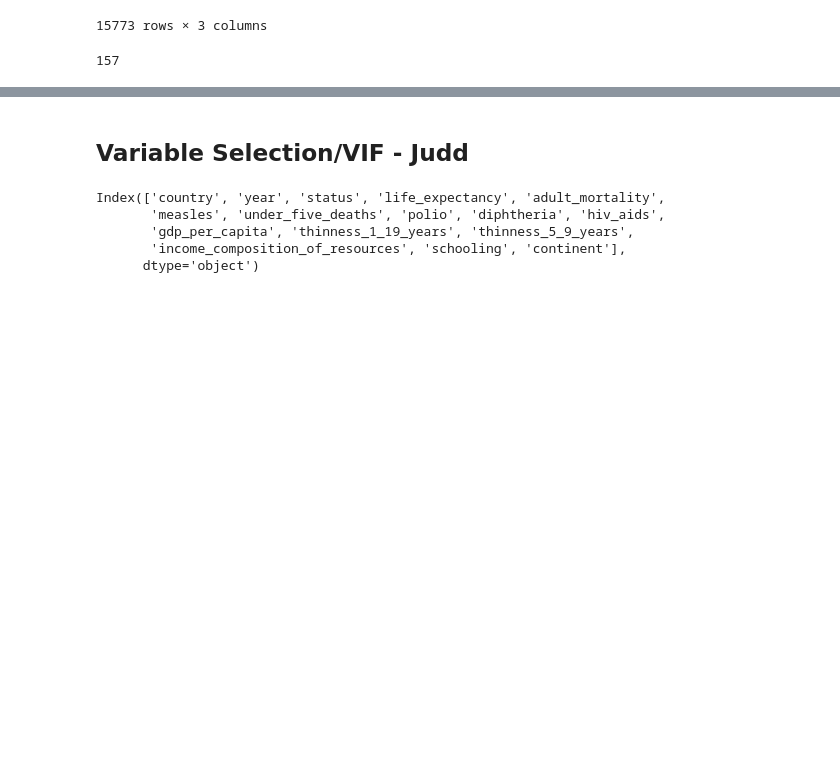
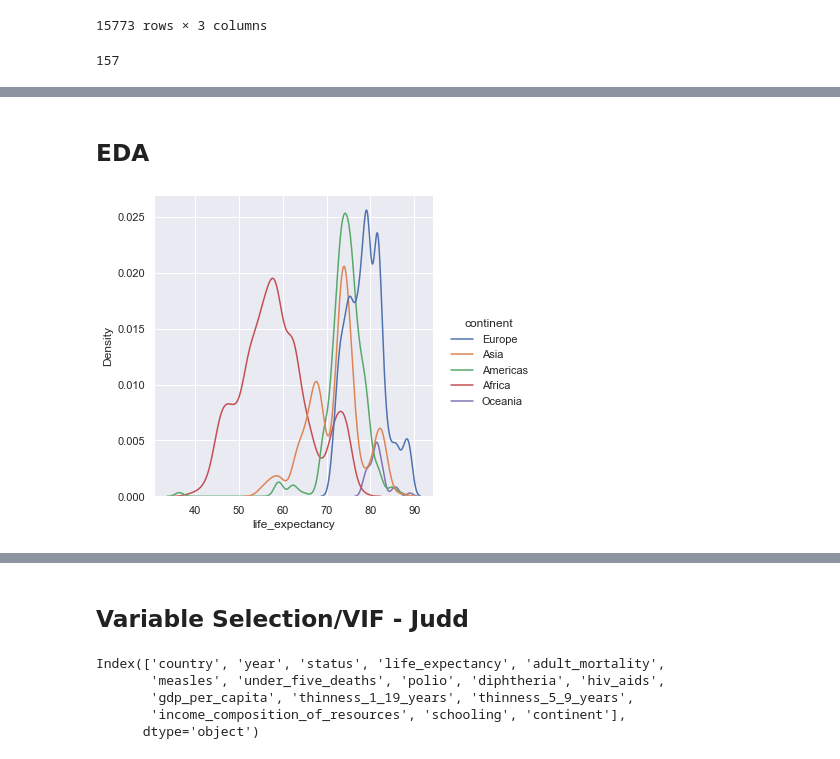
Before and after one commit to jmoss08/303-2-class-demo, a Jupyter notebook: regression_analysis.ipynb, the cells around one changed output, grey strips where cells are left out. Saved outputs shown, nothing was run; the diff lists cells and outputs as text; code cells hidden in the pictures; blank space fills up the shorter version.

```diff
--- a/regression_analysis.ipynb
+++ b/regression_analysis.ipynb
@@ -207,3 +207,10 @@ data.iloc[1022:1026]
 | 1023 | Australia | 2006 | Developed | 81.2 | 66.0 | 0 | 2 | 92.0 | ... |
 | 1024 | Australia | 2006 | Developed | 81.2 | 66.0 | 0 | 2 | 92.0 | ... |
 | 1025 | Australia | 2006 | Developed | 81.2 | 66.0 | 0 | 2 | 92.0 | ... |
+# %% [markdown]
+## EDA
+# %%
+sns.displot(data = train, x = 'life_expectancy',kind = 'kde', hue='continent').set_titles("Life Expectancy by Continent")
+plt.show()
+# %% [output]
+[figure, added]
```
Also changed, not shown: parts of 5 cells of this notebook, 1 other file.
